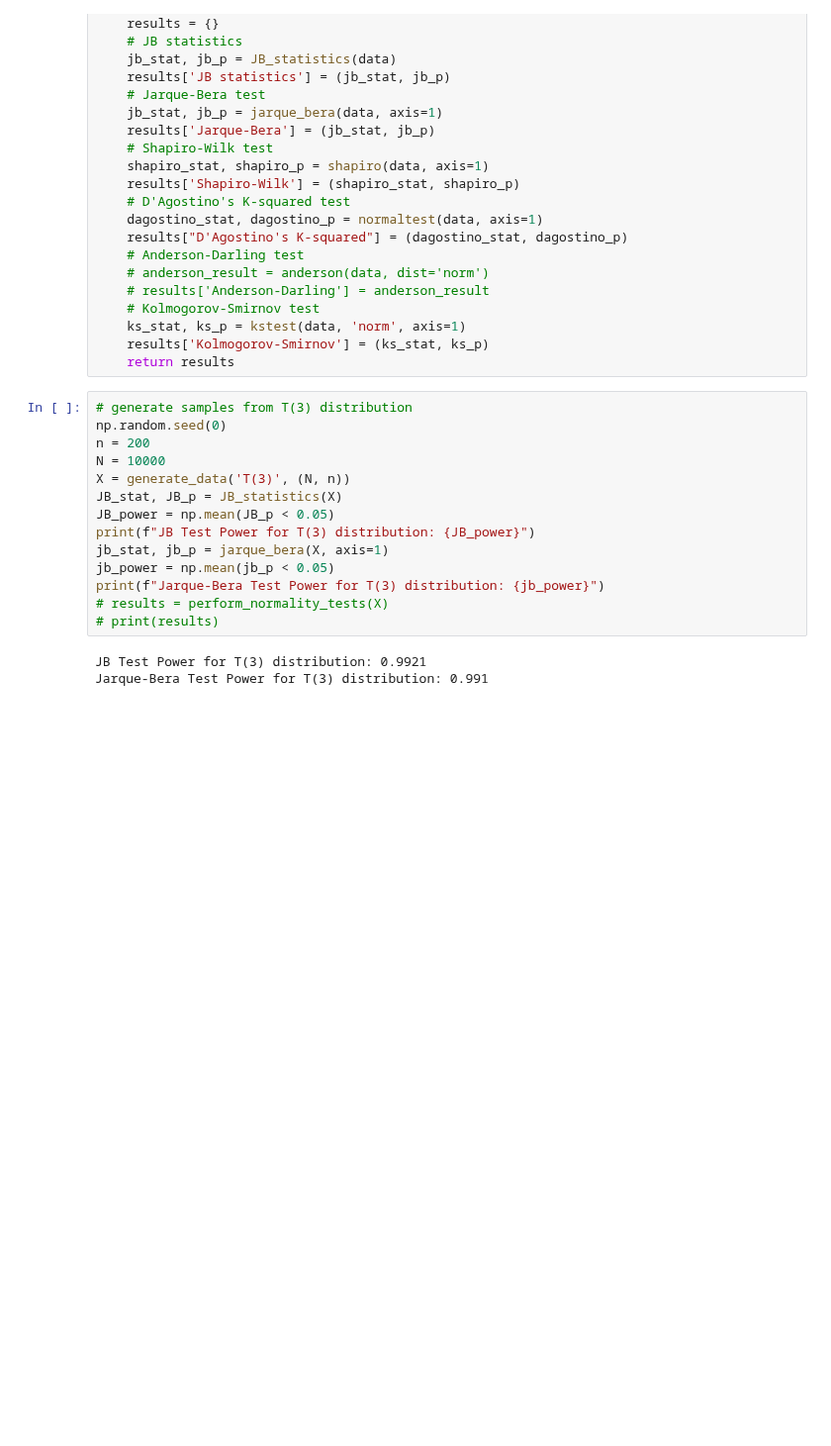
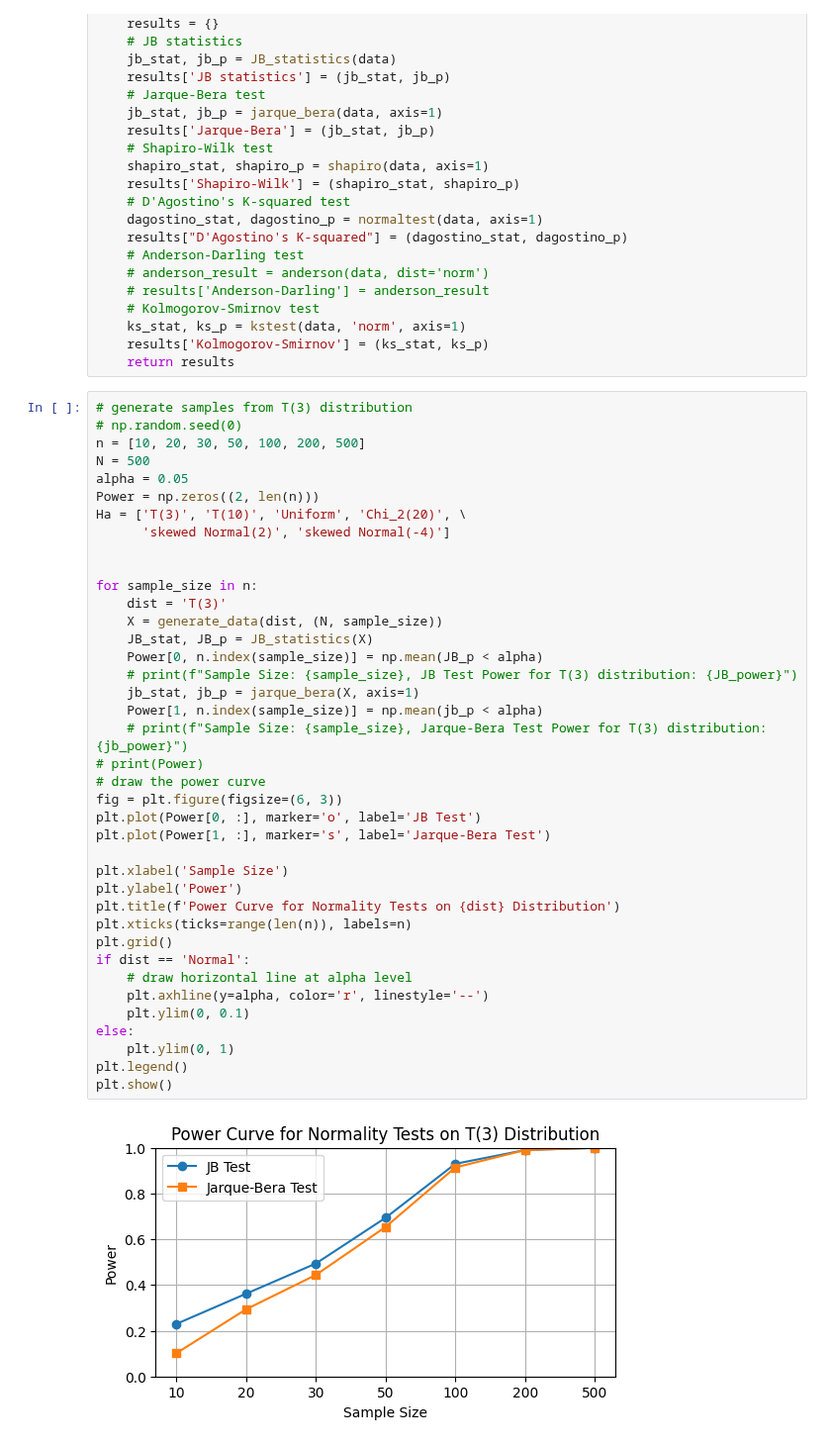
Before and after one commit to ntpuccw/InClassCoding, a Jupyter notebook: gar1119.ipynb, the cells around one changed output. Shown at 99% size. Drawn from its saved outputs; the diff is of its cells as text; blank space fills up the shorter version.

```diff
--- a/gar1119.ipynb
+++ b/gar1119.ipynb
@@ -74,18 +74,42 @@ def perform_normality_tests(data):
     return results
 # %%
 # generate samples from T(3) distribution
-np.random.seed(0)
-n = 200
-N = 10000
-X = generate_data('T(3)', (N, n))
-JB_stat, JB_p = JB_statistics(X)
-JB_power = np.mean(JB_p < 0.05)
-print(f"JB Test Power for T(3) distribution: {JB_power}")
-jb_stat, jb_p = jarque_bera(X, axis=1)
-jb_power = np.mean(jb_p < 0.05)
-print(f"Jarque-Bera Test Power for T(3) distribution: {jb_power}")
-# results = perform_normality_tests(X)
-# print(results)
+# np.random.seed(0)
+n = [10, 20, 30, 50, 100, 200, 500]
+N = 500
+alpha = 0.05
+Power = np.zeros((2, len(n)))
+Ha = ['T(3)', 'T(10)', 'Uniform', 'Chi_2(20)', \
+      'skewed Normal(2)', 'skewed Normal(-4)']
+
+
+for sample_size in n:
+    dist = 'T(3)'
+    X = generate_data(dist, (N, sample_size))
+    JB_stat, JB_p = JB_statistics(X)
+    Power[0, n.index(sample_size)] = np.mean(JB_p < alpha)
+    # print(f"Sample Size: {sample_size}, JB Test Power for T(3) distribution: {JB_power}")
+    jb_stat, jb_p = jarque_bera(X, axis=1)
+    Power[1, n.index(sample_size)] = np.mean(jb_p < alpha)
+    # print(f"Sample Size: {sample_size}, Jarque-Bera Test Power for T(3) distribution: {jb_power}")
+# print(Power)
+# draw the power curve
+fig = plt.figure(figsize=(6, 3))
+plt.plot(Power[0, :], marker='o', label='JB Test')
+plt.plot(Power[1, :], marker='s', label='Jarque-Bera Test')
+
+plt.xlabel('Sample Size')
+plt.ylabel('Power')
+plt.title(f'Power Curve for Normality Tests on {dist} Distribution')
+plt.xticks(ticks=range(len(n)), labels=n)
+plt.grid()
+if dist == 'Normal':
+    # draw horizontal line at alpha level
+    plt.axhline(y=alpha, color='r', linestyle='--')
+    plt.ylim(0, 0.1)
+else:
+    plt.ylim(0, 1)
+plt.legend()
+plt.show()
 # %% [output]
-JB Test Power for T(3) distribution: 0.9921
-Jarque-Bera Test Power for T(3) distribution: 0.991
+[figure, added]
```
